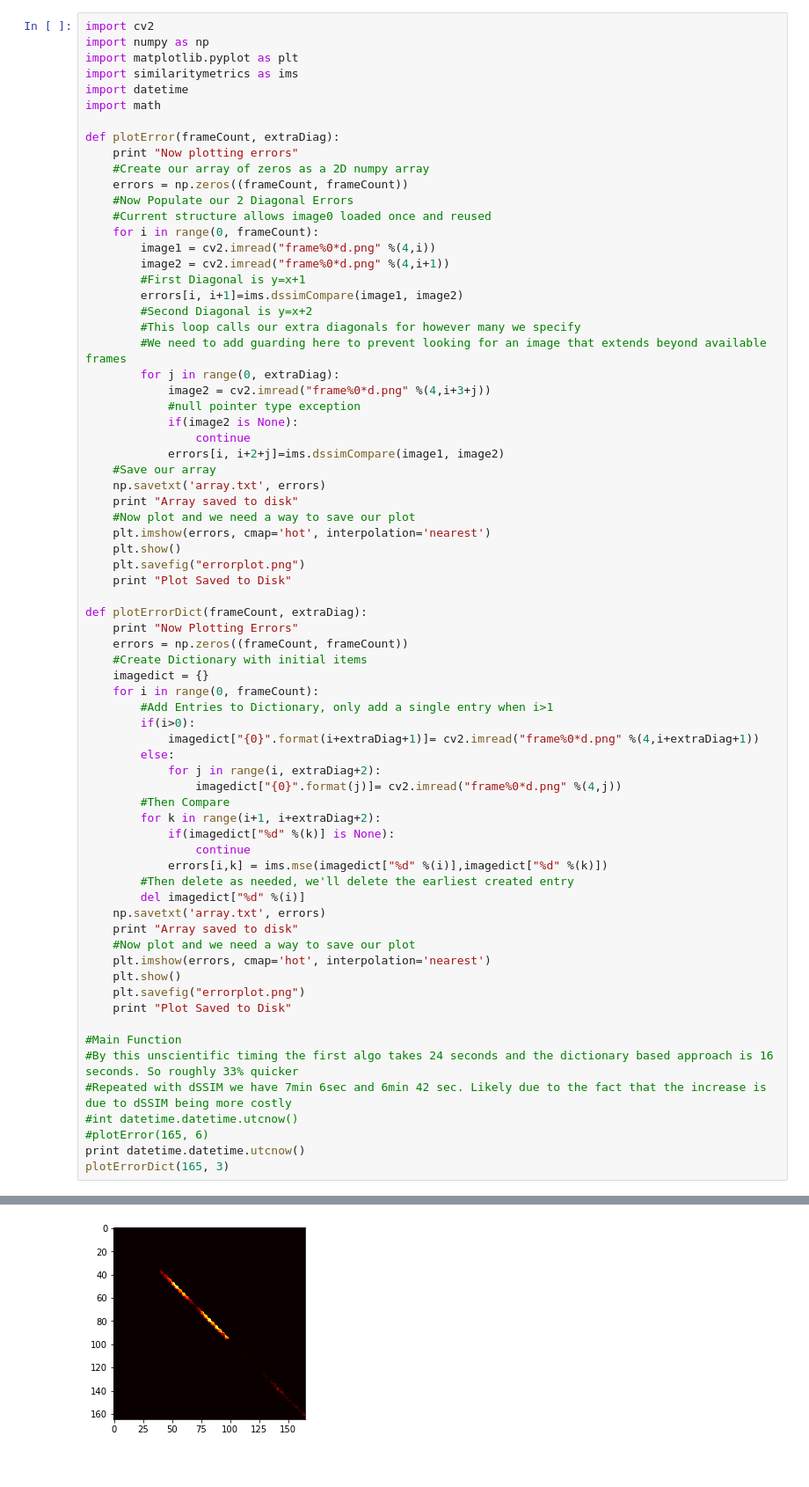
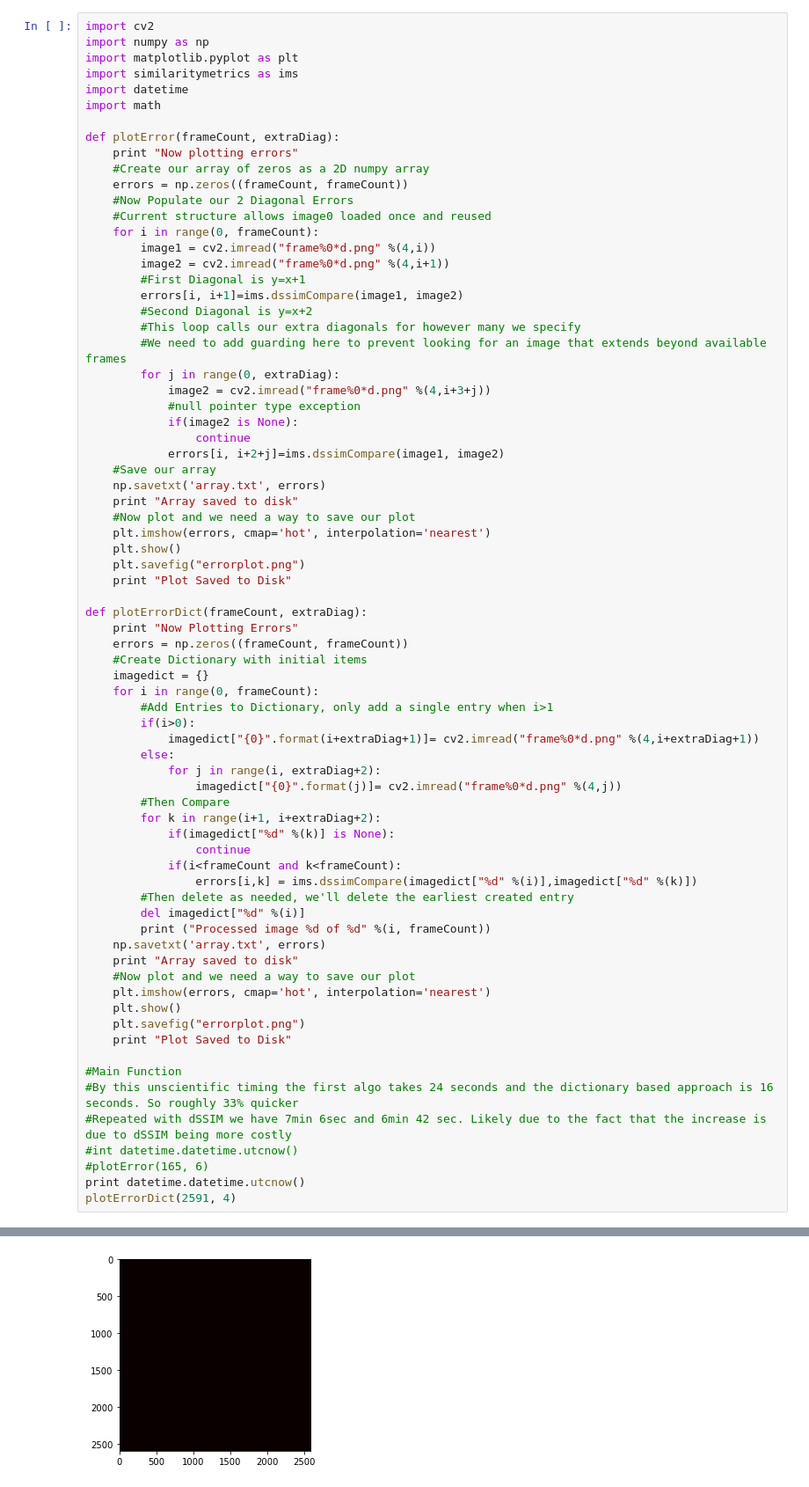
Before and after one commit to awb1015/Dissertation, a Jupyter notebook: Error Plotting.ipynb, the cells around one changed output, grey strips where cells are left out. Shown at 88% size. Cells and saved outputs as stored; diff of their text form.

```diff
--- a/Error Plotting.ipynb
+++ b/Error Plotting.ipynb
@@ -51,9 +51,11 @@ def plotErrorDict(frameCount, extraDiag):
         for k in range(i+1, i+extraDiag+2):
             if(imagedict["%d" %(k)] is None):
                 continue
-            errors[i,k] = ims.mse(imagedict["%d" %(i)],imagedict["%d" %(k)])
+            if(i<frameCount and k<frameCount):
+                errors[i,k] = ims.dssimCompare(imagedict["%d" %(i)],imagedict["%d" %(k)])
         #Then delete as needed, we'll delete the earliest created entry
         del imagedict["%d" %(i)]
+        print ("Processed image %d of %d" %(i, frameCount))
     np.savetxt('array.txt', errors)
     print "Array saved to disk"
     #Now plot and we need a way to save our plot
@@ -68,5 +70,5 @@ def plotErrorDict(frameCount, extraDiag):
 #int datetime.datetime.utcnow()
 #plotError(165, 6)
 print datetime.datetime.utcnow()
-plotErrorDict(165, 3)
+plotErrorDict(2591, 4)
 # %% [output]
@@ -75,3 +91,3 @@ Now Plotting Errors
 Array saved to disk
-[figure, old version]
+[figure, new version]
 Plot Saved to Disk
```
Also changed, not shown: parts of 1 cell of this notebook, 2 other files.
